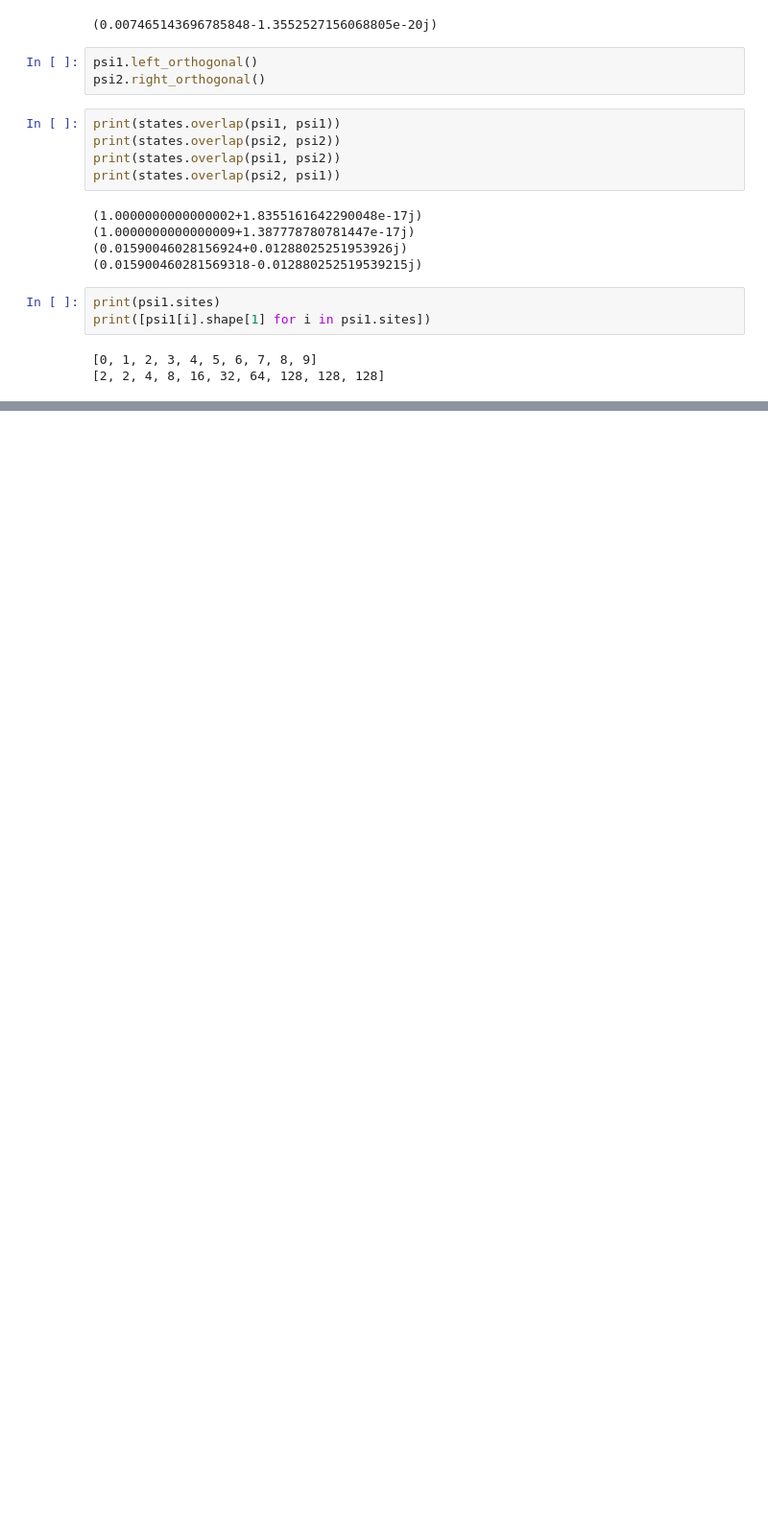
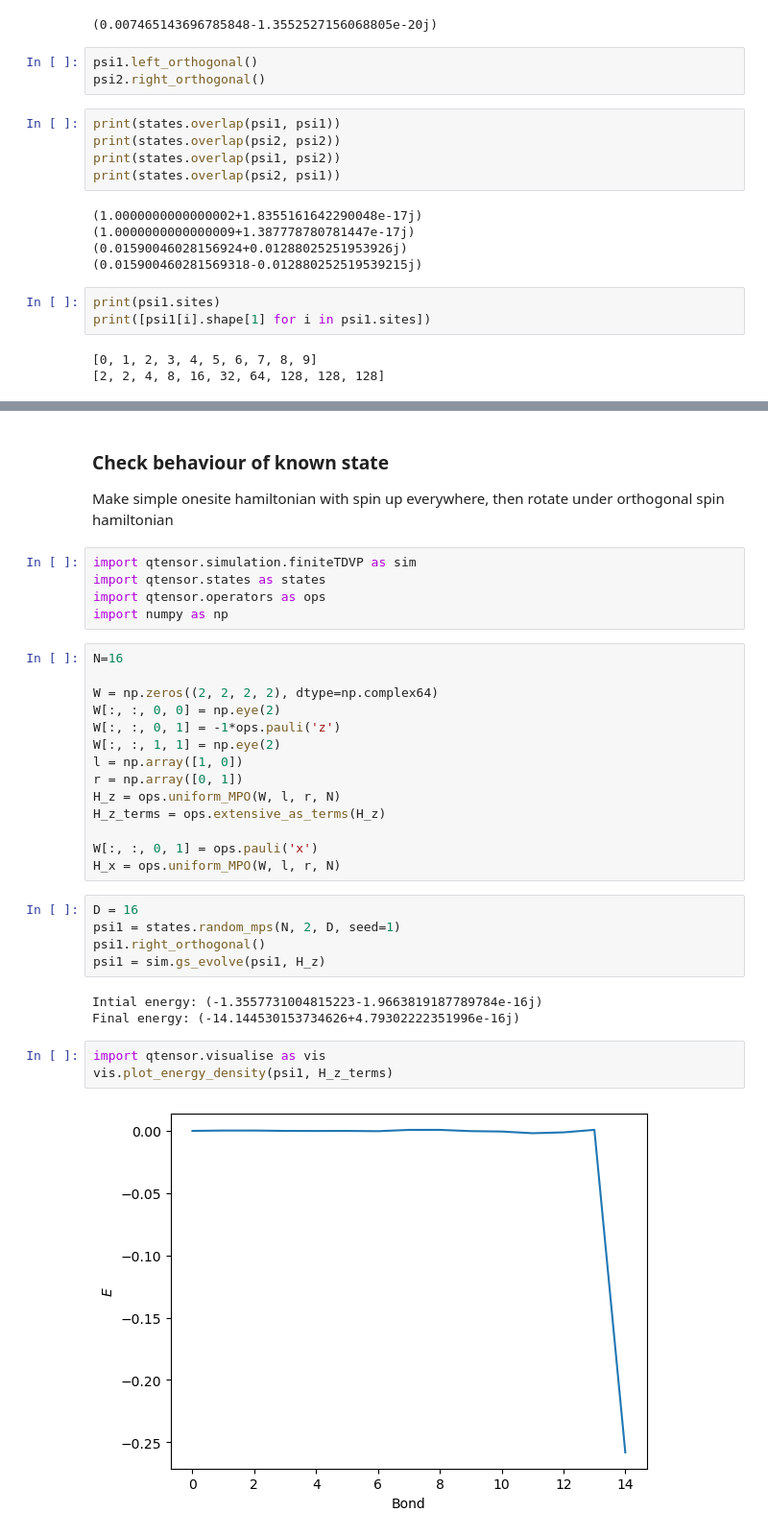
Before and after one commit to OscarCharlieST/quantum-tensor, a Jupyter notebook: active.ipynb, the cells around one changed output, grey strips where cells are left out. Shown at 96% size. Saved outputs shown, nothing was run; the diff lists cells and outputs as text; blank space fills up the shorter version.

```diff
--- a/active.ipynb
+++ b/active.ipynb
@@ -678,0 +690,35 @@ print([psi1[i].shape[1] for i in psi1.sites])
+# %% [markdown]
+### Check behaviour of known state
+Make simple onesite hamiltonian with spin up everywhere, then rotate under orthogonal spin hamiltonian
+# %%
+import qtensor.simulation.finiteTDVP as sim
+import qtensor.states as states
+import qtensor.operators as ops
+import numpy as np
+# %%
+N=16
+
+W = np.zeros((2, 2, 2, 2), dtype=np.complex64)
+W[:, :, 0, 0] = np.eye(2)
+W[:, :, 0, 1] = -1*ops.pauli('z')
+W[:, :, 1, 1] = np.eye(2)
+l = np.array([1, 0])
+r = np.array([0, 1])
+H_z = ops.uniform_MPO(W, l, r, N)
+H_z_terms = ops.extensive_as_terms(H_z)
+
+W[:, :, 0, 1] = ops.pauli('x')
+H_x = ops.uniform_MPO(W, l, r, N)
+# %%
+D = 16
+psi1 = states.random_mps(N, 2, D, seed=1)
+psi1.right_orthogonal()
+psi1 = sim.gs_evolve(psi1, H_z)
+# %% [output]
+Intial energy: (-1.3557731004815223-1.9663819187789784e-16j)
+Final energy: (-14.144530153734626+4.79302222351996e-16j)
+# %%
+import qtensor.visualise as vis
+vis.plot_energy_density(psi1, H_z_terms)
+# %% [output]
+[figure, added]
```
Also changed, not shown: parts of 7 cells of this notebook, 5 other files.
